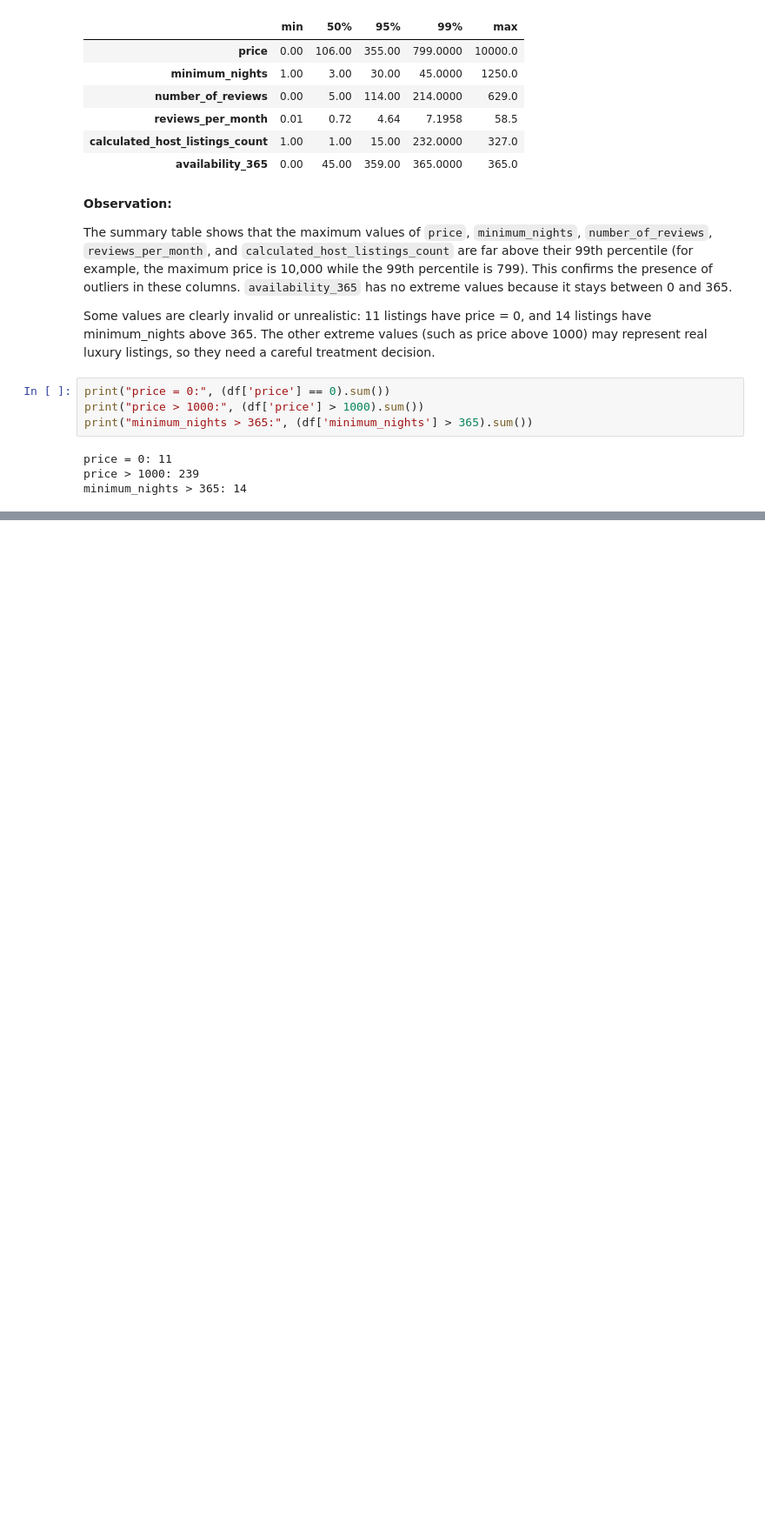
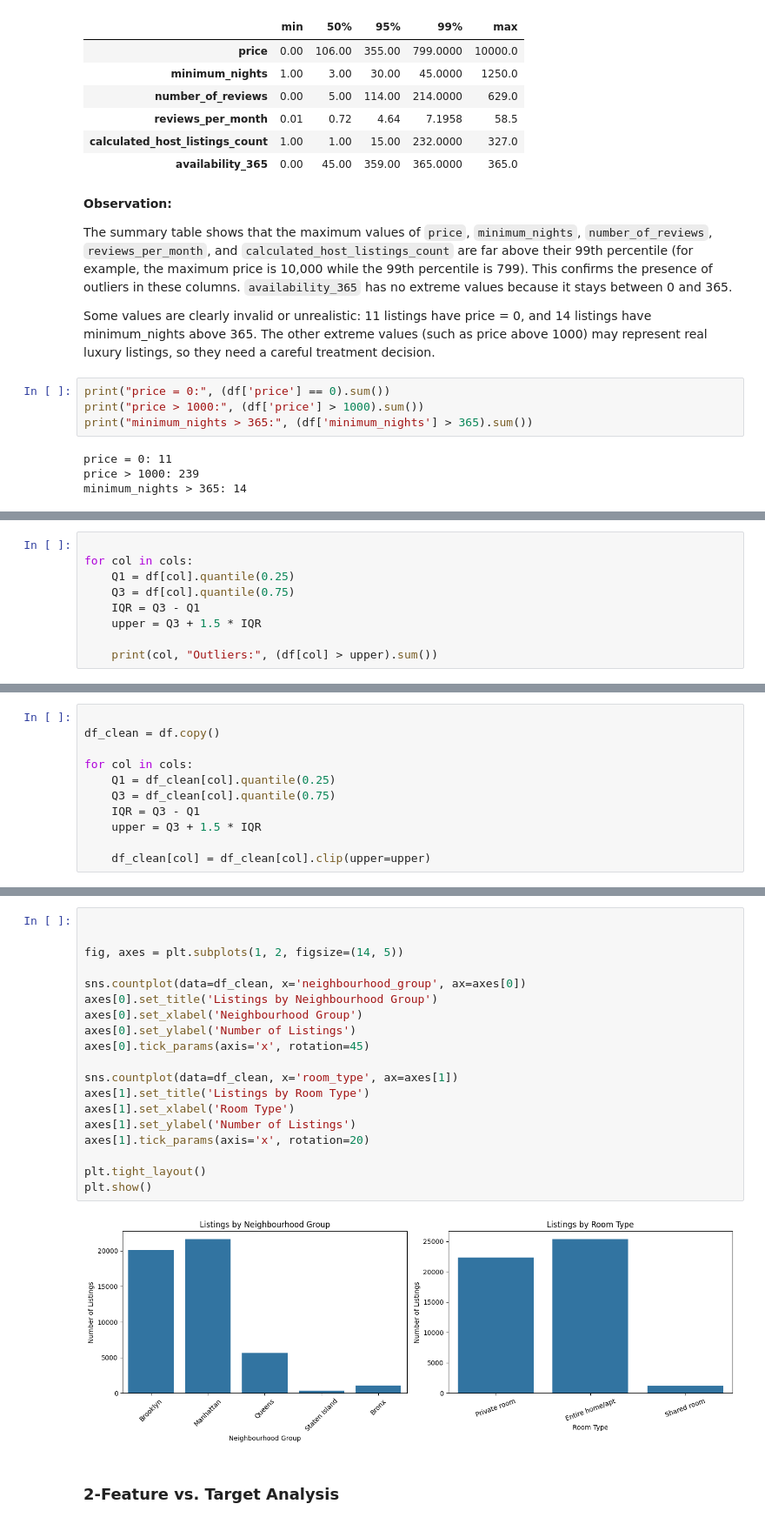
Before and after one commit to samaaali76/Task1-machine-learning, a Jupyter notebook: Notebook.ipynb, the cells around one changed output, grey strips where cells are left out. Shown at 87% size. Cells and saved outputs as stored; diff of their text form; blank space fills up the shorter version.

```diff
--- a/Notebook.ipynb
+++ b/Notebook.ipynb
@@ -403,0 +290,9 @@ print(df_clean.shape)
+# %%
+
+for col in cols:
+    Q1 = df[col].quantile(0.25)
+    Q3 = df[col].quantile(0.75)
+    IQR = Q3 - Q1
+    upper = Q3 + 1.5 * IQR
+
+    print(col, "Outliers:", (df[col] > upper).sum())
@@ -403,0 +308,11 @@ print(df_clean.shape)
+# %%
+
+df_clean = df.copy()
+
+for col in cols:
+    Q1 = df_clean[col].quantile(0.25)
+    Q3 = df_clean[col].quantile(0.75)
+    IQR = Q3 - Q1
+    upper = Q3 + 1.5 * IQR
+
+    df_clean[col] = df_clean[col].clip(upper=upper)
@@ -403,0 +475,23 @@ print(df_clean.shape)
+# %%
+
+
+fig, axes = plt.subplots(1, 2, figsize=(14, 5))
+
+sns.countplot(data=df_clean, x='neighbourhood_group', ax=axes[0])
+axes[0].set_title('Listings by Neighbourhood Group')
+axes[0].set_xlabel('Neighbourhood Group')
+axes[0].set_ylabel('Number of Listings')
+axes[0].tick_params(axis='x', rotation=45)
+
+sns.countplot(data=df_clean, x='room_type', ax=axes[1])
+axes[1].set_title('Listings by Room Type')
+axes[1].set_xlabel('Room Type')
+axes[1].set_ylabel('Number of Listings')
+axes[1].tick_params(axis='x', rotation=20)
+
+plt.tight_layout()
+plt.show()
+# %% [output]
+[figure, added]
+# %% [markdown]
+###  2-Feature vs. Target Analysis
```
Also changed, not shown: parts of 66 cells of this notebook.
